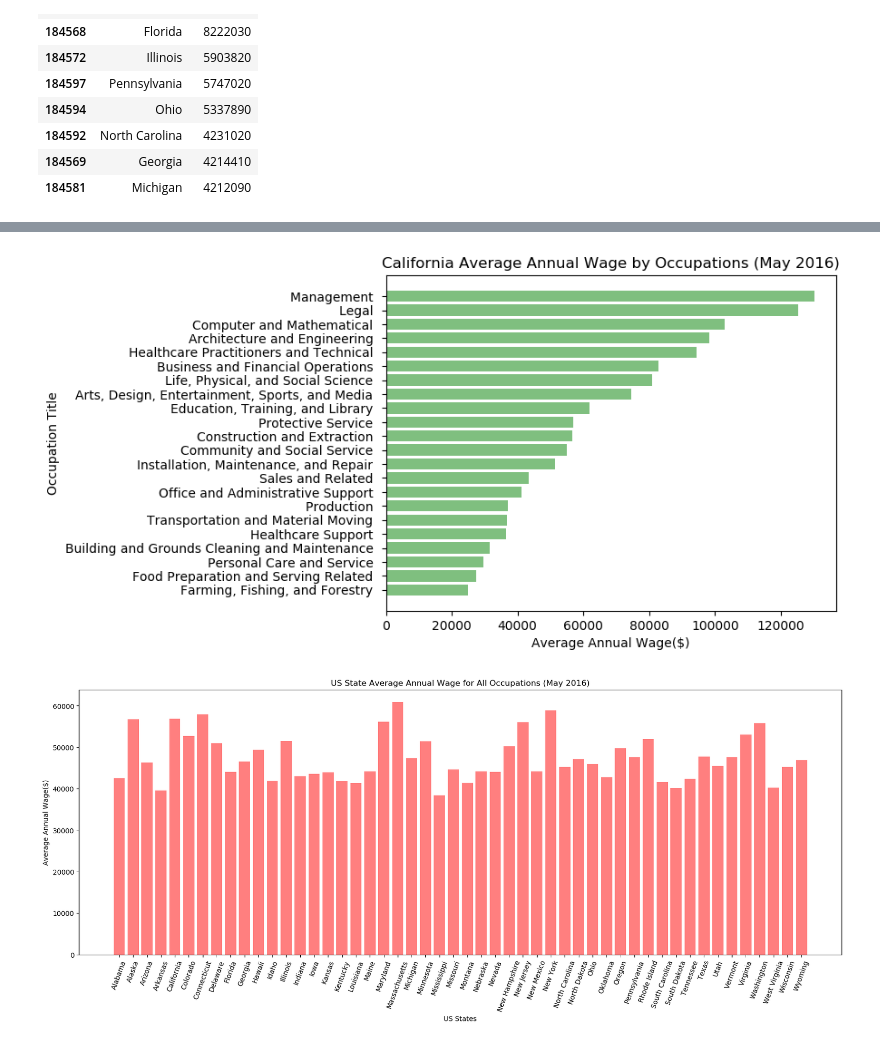
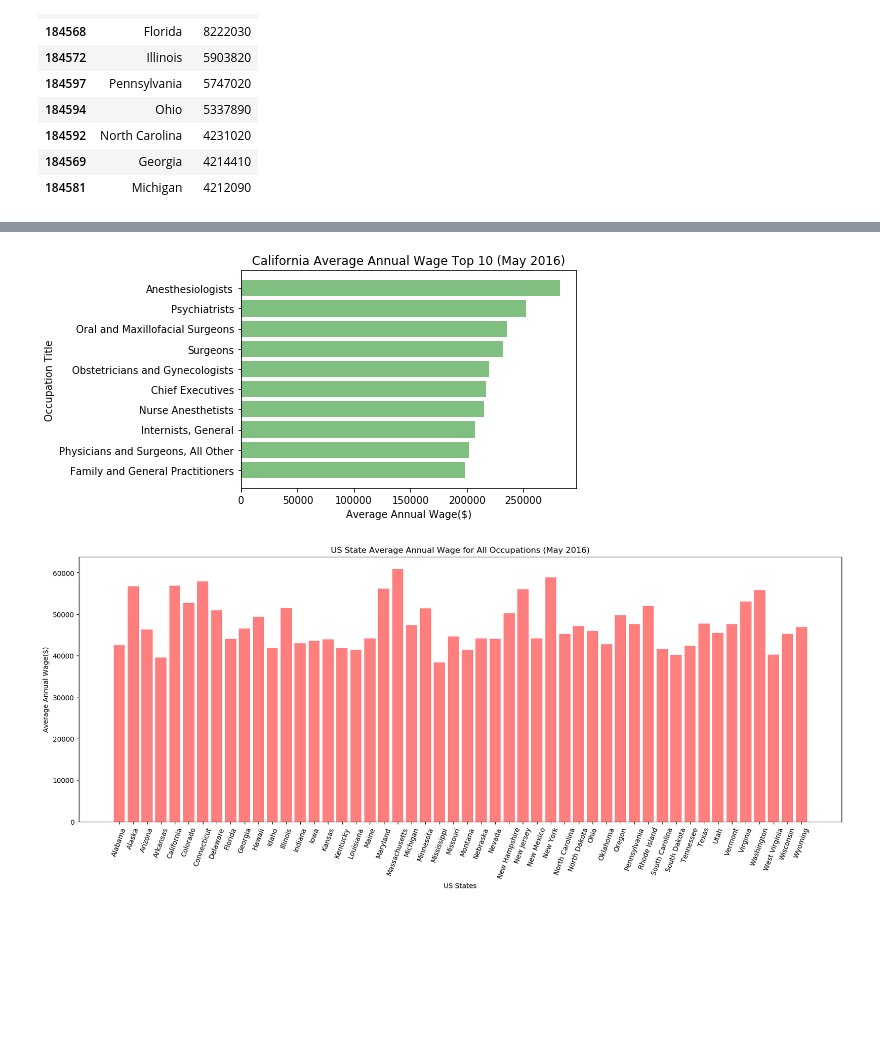
Before and after one commit to harryli99/BootCamp-Project1, a Jupyter notebook: Occupation Analysis.ipynb, the cells around one changed output, grey strips where cells are left out. Cells and saved outputs as stored; diff of their text form; code cells hidden in the pictures; blank space fills up the shorter version.

```diff
--- a/Occupation Analysis.ipynb
+++ b/Occupation Analysis.ipynb
@@ -74,10 +63,11 @@ state_aavg[["area_title", " a_mean "]].head(10)
 # %%
 #California Occupation with the highest average annual income
-cali_df = state_df[(state_df["area_title"] == "California") & (state_df["group"] == "major")]
+cali_df = state_df[(state_df["area_title"] == "California") & (state_df["group"] == "detailed")]
 cali_df[' a_mean '] = cali_df[' a_mean '].str.replace(',', '')
 cali_df = cali_df[cali_df[' a_mean '] != "*"]                  # remove N/A observations
 cali_df[' a_mean '] = cali_df[' a_mean '].astype(int)
 cali_df.sort_values(" a_mean ", ascending=False, inplace=True)
-cali_df[["occ title", " a_mean "]].head(10)
+cali_top10 = cali_df[["occ title", " a_mean "]].head(10)
+cali_top10
 # %% [output]
 |  | occ title | a_mean |
@@ -112,20 +102,20 @@ plt.show()
 # %%
 fig, ax = plt.subplots()
 
 # Example data
-y_pos = np.arange(len(cali_df[' a_mean ']))
-yticks = cali_df['occ title'].str.replace('Occupations', '')
-ax.barh(y_pos, cali_df[' a_mean '],color = 'green', alpha = .5)
+y_pos = np.arange(len(cali_top10[' a_mean ']))
+yticks = cali_top10['occ title'] #.str.replace('Occupations', '')
+ax.barh(y_pos, cali_top10[' a_mean '],color = 'green', alpha = .5)
 ax.set_yticks(y_pos)
 ax.set_yticklabels(yticks)
 ax.invert_yaxis()  # labels read top-to-bottom
 ax.set_xlabel('Average Annual Wage($)')
 ax.set_ylabel('Occupation Title')
-ax.set_title('California Average Annual Wage by Occupations (May 2016)')
-
+ax.set_title('California Average Annual Wage Top 10 (May 2016)')
+plt.savefig("Top 10 state",bbox_inches="tight")
 plt.show()
 # %% [output]
-[figure, old version]
+[figure, new version]
 # %%
 x = np.arange(50)
 plt.figure(figsize=(20, 7))
```
Also changed, not shown: parts of 4 cells of this notebook, 2 other files.
